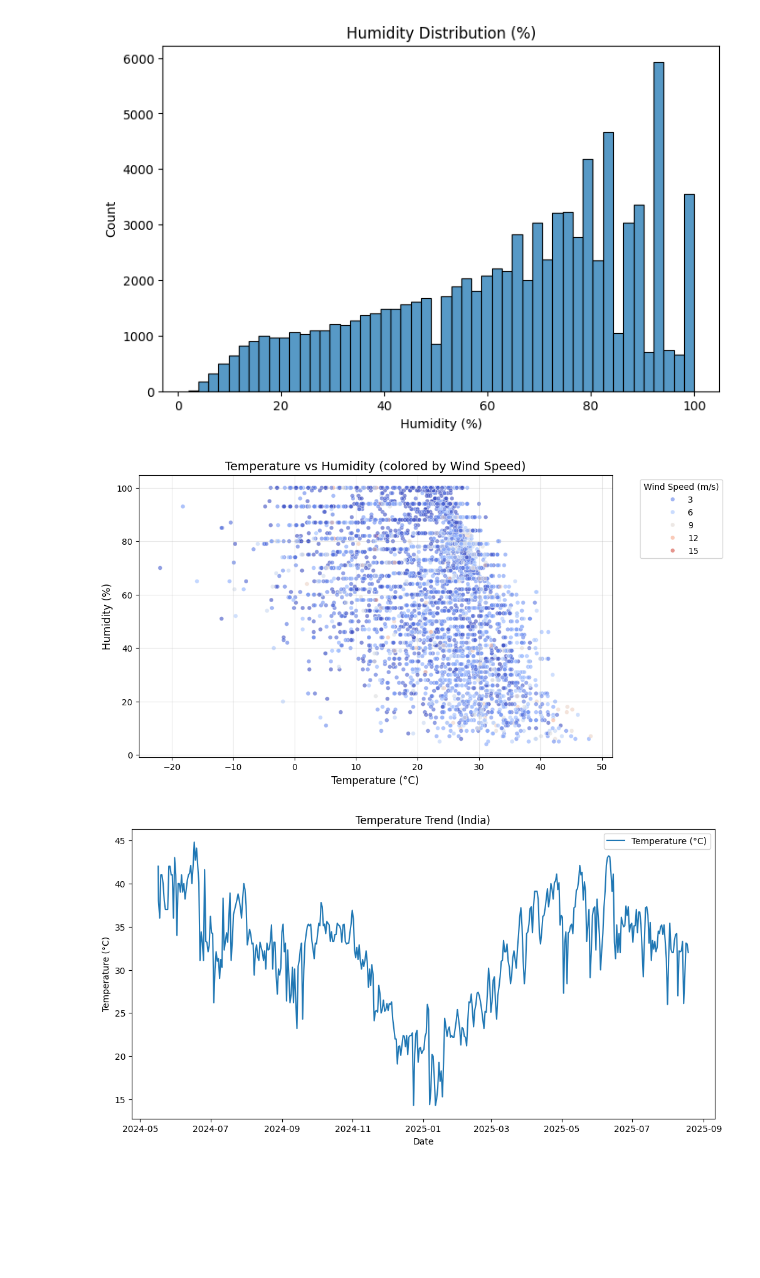
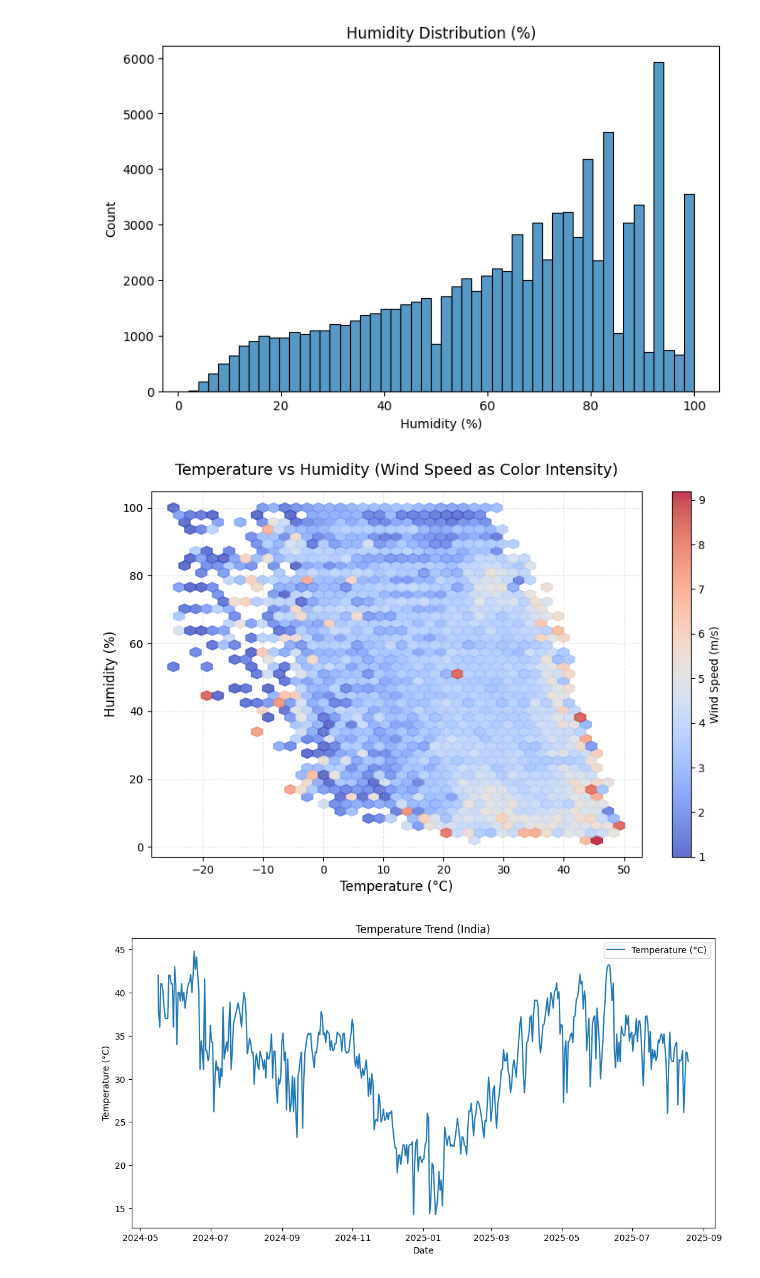
Before and after one commit to kavinya140/-DV-Climatescope-Kavinya, a Jupyter notebook: weatherclean.ipynb, the cells around one changed output. Drawn from its saved outputs; the diff is of its cells as text; code cells hidden in the pictures; blank space fills up the shorter version.

```diff
--- a/weatherclean.ipynb
+++ b/weatherclean.ipynb
@@ -216,26 +216,28 @@ plt.show()
 [figure]
 # %%
 # ============================================
-# Step 5: Scatterplot Temperature vs Humidity
+# Step 5: Hexbin Temperature vs Humidity
 # ============================================
 plt.figure(figsize=(10,6))
-sns.scatterplot(
-    data=df.sample(5000),
-    x="temperature_celsius",
-    y="humidity",
-    hue="wind_speed_ms",
-    palette="coolwarm",
-    alpha=0.6,
-    s=25
+
+hb = plt.hexbin(
+    df["temperature_celsius"],
+    df["humidity"],
+    C=df["wind_speed_ms"],
+    gridsize=40,
+    cmap="coolwarm",
+    reduce_C_function=np.mean,
+    alpha=0.8
 )
-plt.title("Temperature vs Humidity (colored by Wind Speed)", fontsize=14)
+
+plt.colorbar(hb, label="Wind Speed (m/s)")
+plt.title("Temperature vs Humidity (Wind Speed as Color Intensity)", fontsize=14, pad=15)
 plt.xlabel("Temperature (°C)", fontsize=12)
 plt.ylabel("Humidity (%)", fontsize=12)
-plt.legend(title="Wind Speed (m/s)", bbox_to_anchor=(1.05,1), loc="upper left")
-plt.grid(alpha=0.3)
+plt.grid(alpha=0.3, linestyle="--")
 plt.show()
 # %% [output]
-[figure, old version]
+[figure, new version]
 # %%
 # ============================================
 # Step 6: Time-Series Line Plot (Temperature over Time)
```
